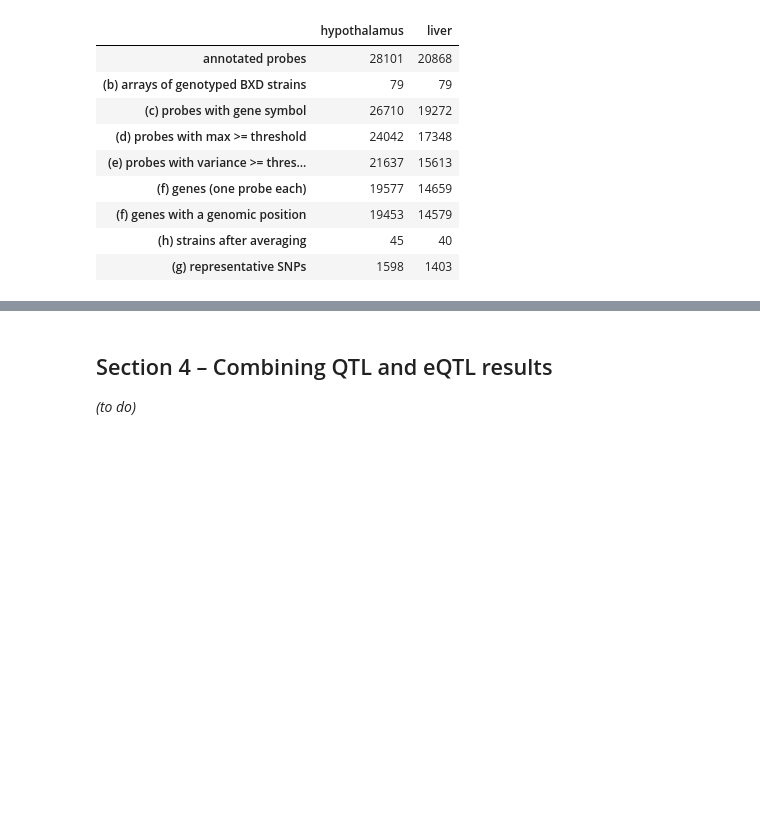
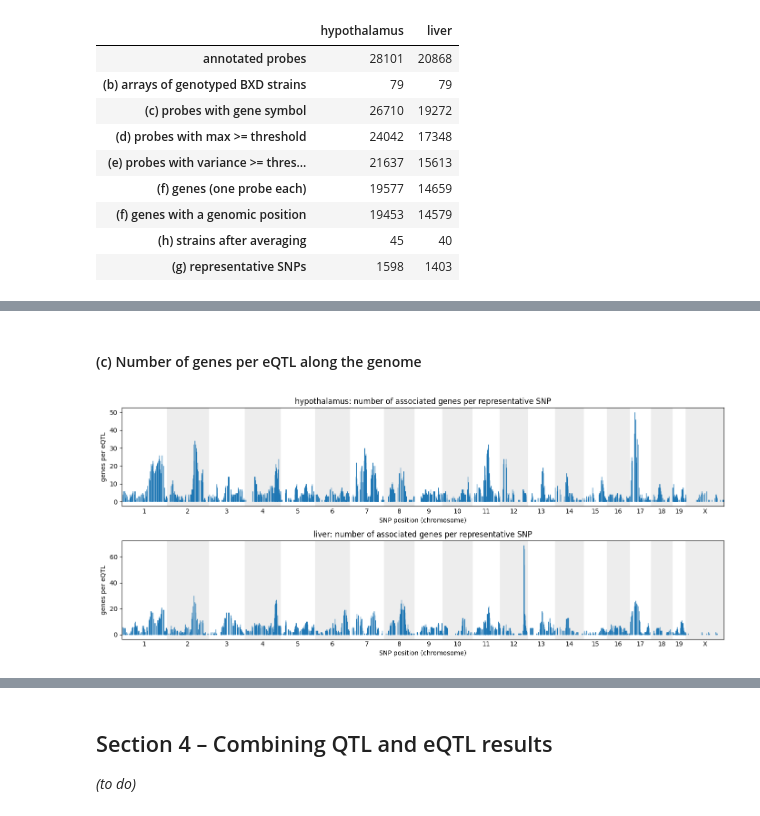
Before and after one commit to amit-sk/system-genetics-project, a Jupyter notebook: system_genetics_project.ipynb, the cells around one changed output, grey strips where cells are left out. Saved outputs shown, nothing was run; the diff lists cells and outputs as text; code cells hidden in the pictures; blank space fills up the shorter version.

```diff
--- a/system_genetics_project.ipynb
+++ b/system_genetics_project.ipynb
@@ -535,0 +685,17 @@ liver: 14659 genes x 1403 SNPs = 20,566,577 tests | gene x SNP pairs with q < 0.
+# %% [markdown]
+#### (c) Number of genes per eQTL along the genome
+# %%
+fig, axes = plt.subplots(2, 1, figsize=(14, 6), sharex=False)
+for axis, tissue in zip(axes, TISSUES):
+    offsets, chromosome_length = genome_layout(tissue)
+    counts = genes_per_snp(eqtls[tissue], tissue)
+    x = genome_coordinate(snp_table[tissue]['Chr'], snp_table[tissue]['Position'], offsets)
+    axis.vlines(x, 0, counts.to_numpy(), color='C0', linewidth=1)
+    shade_chromosomes(axis, offsets, chromosome_length)
+    chromosome_ticks(axis, offsets, chromosome_length)
+    axis.set_xlim(0, offsets.iloc[-1] + chromosome_length.iloc[-1])
+    axis.set_xlabel('SNP position (chromosome)'); axis.set_ylabel('genes per eQTL')
+    axis.set_title(f'{tissue}: number of associated genes per representative SNP')
+plt.tight_layout(); plt.show()
+# %% [output]
+[figure, added]
```
Also changed, not shown: parts of 14 cells of this notebook, 4 other files.
